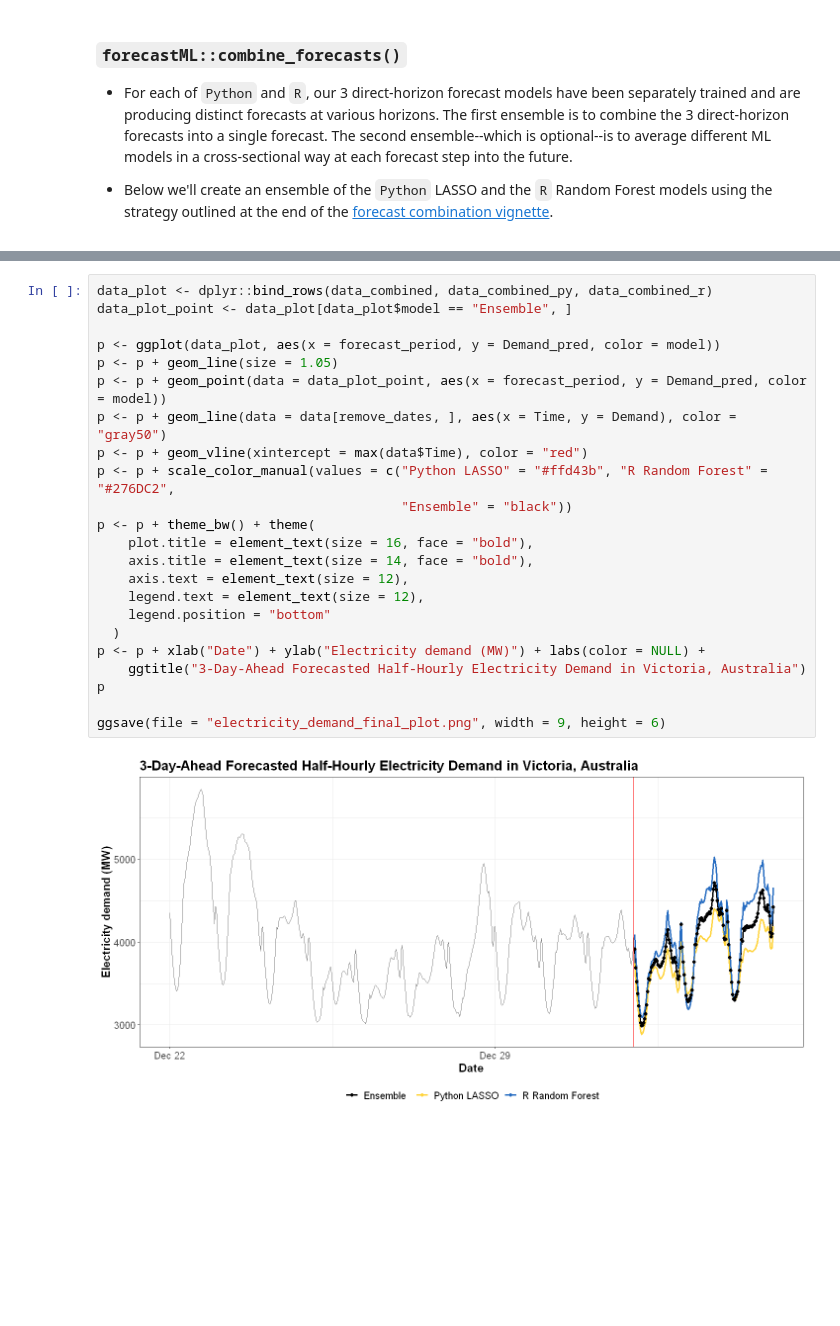
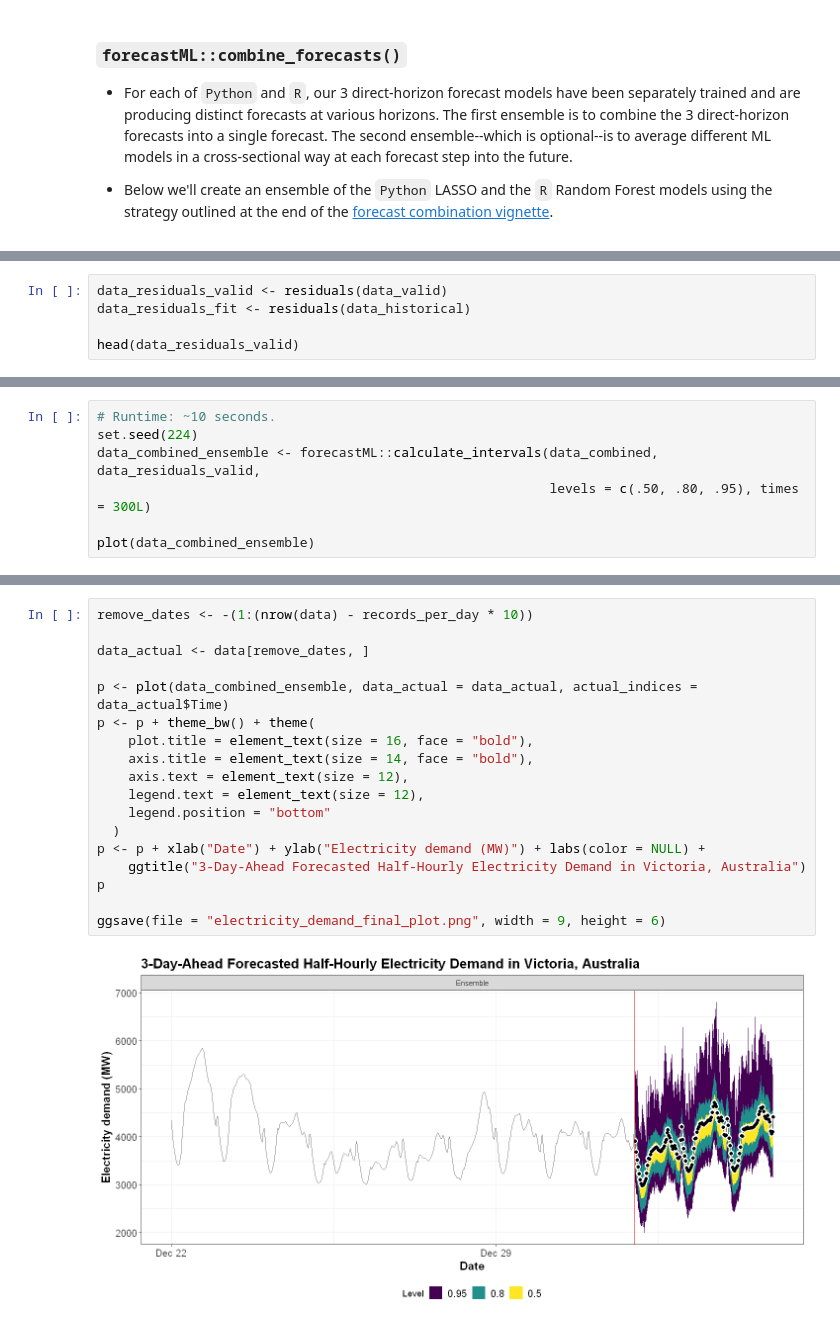
Before and after one commit to nredell/forecastML, a Jupyter notebook: notebooks/python_sklearn_and_r_in_parallel/Forecasting with Python - scikit learn in parallel.ipynb, the cells around one changed output, grey strips where cells are left out. Cells and saved outputs as stored; diff of their text form; blank space fills up the shorter version.

Commit message:
Update Python notebook with forecast uncertainty

```diff
--- a/notebooks/python_sklearn_and_r_in_parallel/Forecasting with Python - scikit learn in parallel.ipynb
+++ b/notebooks/python_sklearn_and_r_in_parallel/Forecasting with Python - scikit learn in parallel.ipynb
@@ -893,0 +892,5 @@ plot(data_combined, data_actual = data_actual, actual_indices = data_actual$Time
+# %%
+data_residuals_valid <- residuals(data_valid)
+data_residuals_fit <- residuals(data_historical)
+
+head(data_residuals_valid)
@@ -893,0 +960,7 @@ plot(data_combined, data_actual = data_actual, actual_indices = data_actual$Time
+# %%
+# Runtime: ~10 seconds.
+set.seed(224)
+data_combined_ensemble <- forecastML::calculate_intervals(data_combined, data_residuals_valid,
+                                                          levels = c(.50, .80, .95), times = 300L)
+
+plot(data_combined_ensemble)
@@ -894,25 +969,20 @@ plot(data_combined, data_actual = data_actual, actual_indices = data_actual$Time
 # %%
-data_plot <- dplyr::bind_rows(data_combined, data_combined_py, data_combined_r)
-data_plot_point <- data_plot[data_plot$model == "Ensemble", ]
+remove_dates <- -(1:(nrow(data) - records_per_day * 10))
 
-p <- ggplot(data_plot, aes(x = forecast_period, y = Demand_pred, color = model))
-p <- p + geom_line(size = 1.05)
-p <- p + geom_point(data = data_plot_point, aes(x = forecast_period, y = Demand_pred, color = model))
-p <- p + geom_line(data = data[remove_dates, ], aes(x = Time, y = Demand), color = "gray50")
-p <- p + geom_vline(xintercept = max(data$Time), color = "red")
-p <- p + scale_color_manual(values = c("Python LASSO" = "#ffd43b", "R Random Forest" = "#276DC2",
-                                       "Ensemble" = "black"))
+data_actual <- data[remove_dates, ]
+
+p <- plot(data_combined_ensemble, data_actual = data_actual, actual_indices = data_actual$Time)
 p <- p + theme_bw() + theme(
     plot.title = element_text(size = 16, face = "bold"),
     axis.title = element_text(size = 14, face = "bold"),
     axis.text = element_text(size = 12),
     legend.text = element_text(size = 12),
     legend.position = "bottom"
   )
 p <- p + xlab("Date") + ylab("Electricity demand (MW)") + labs(color = NULL) +
     ggtitle("3-Day-Ahead Forecasted Half-Hourly Electricity Demand in Victoria, Australia")
 p
 
 ggsave(file = "electricity_demand_final_plot.png", width = 9, height = 6)
 # %% [output]
-[figure, old version]
+[figure, new version]
```
Also changed, not shown: parts of 19 cells of this notebook, 1 other file.
